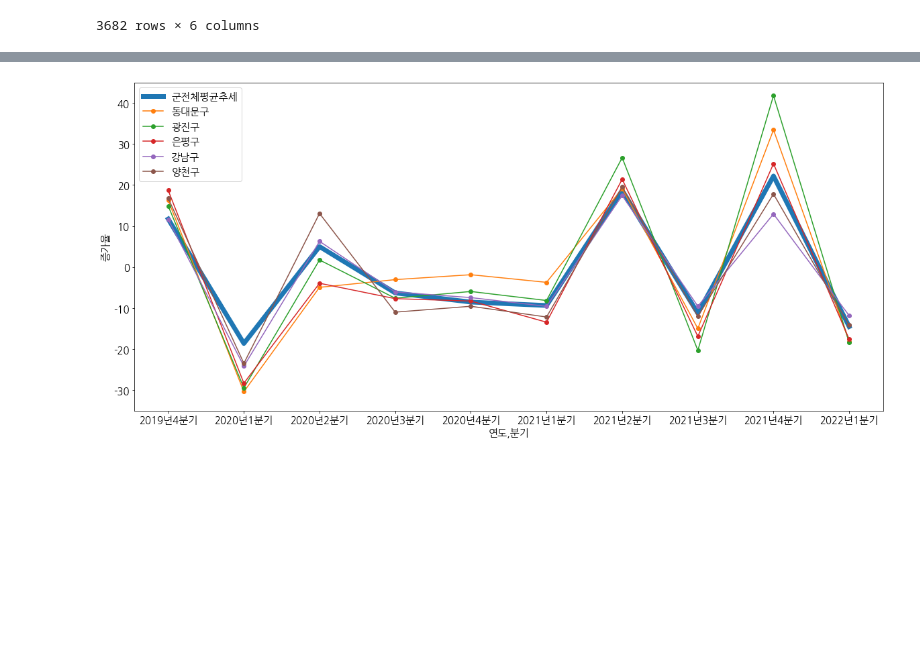
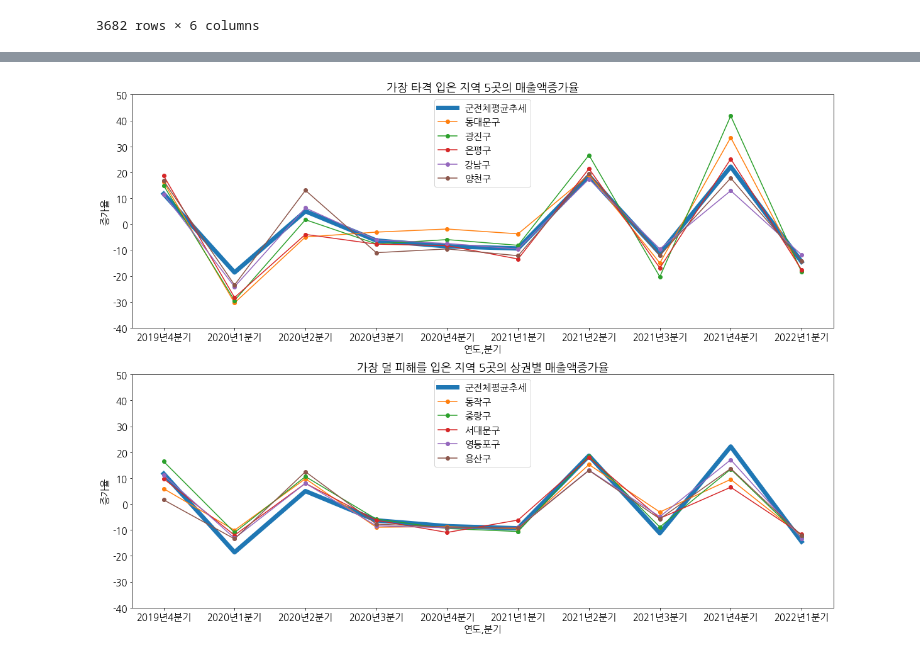
Before and after one commit to YongWanJin/KDTteam5_semiproject, a Jupyter notebook: code/코로나이후_매출액회복_시각화(리뉴얼, 미완).ipynb, the cells around one changed output, grey strips where cells are left out. Saved outputs shown, nothing was run; the diff lists cells and outputs as text; code cells hidden in the pictures; blank space fills up the shorter version.

```diff
--- a/code/코로나이후_매출액회복_시각화(리뉴얼, 미완).ipynb
+++ b/code/코로나이후_매출액회복_시각화(리뉴얼, 미완).ipynb
@@ -221,18 +211,21 @@ fc-cache: succeeded
 ### 1-1. 코로나 직후(2020년 1분기)에 타격을 가장 많이 받은 구 순으로 막대그래프
 
 # 막대그래프 그릴때 사용할 데이터프레임 inc_gu_2020q1 생성
+
 inc_gu_2020q1 = pd.DataFrame()
 inc_gu_2020q1['시군구명'] = inc_gu.index
 inc_gu_2020q1['2020년1분기'] = inc_gu['2020년1분기'].values
 
 inc_mean = inc_gu_2020q1['2020년1분기'].mean()
-inc_mean_df = pd.DataFrame({'시군구명':['군전체평균'], '2020년1분기':[inc_mean]})
+inc_mean_df = pd.DataFrame({'시군구명':['전체평균'], '2020년1분기':[inc_mean]})
 inc_gu_2020q1 = pd.concat([inc_gu_2020q1, inc_mean_df])
 
 inc_gu_2020q1.sort_values(by='2020년1분기', ascending=False, inplace=True)
 
 
 # 가로 막대그래프 생성
+
+fig, ax = plt.subplots()
 
 y = np.arange(len(inc_gu_2020q1))  # 세로축에 들어갈 값
 values = inc_gu_2020q1['2020년1분기']   # 가로축에 들어갈 값
@@ -244,7 +237,7 @@ plt.yticks(y, inc_gu_2020q1['시군구명'].values.tolist())
 plt.rc('font', family='NanumGothic') # 한글 글꼴 설정
 matplotlib.rcParams['axes.unicode_minus'] = False # 마이너스 부호 깨짐 방지
 
-plt.rcParams["figure.figsize"] = [10,20] # 그래프 전체 크기
+plt.rcParams["figure.figsize"] = [10,15] # 그래프 전체 크기
 plt.rc('font', size=20)  # 글자 크기
 
 # 군전체평균만 색깔 다르게지정
@@ -279,45 +289,65 @@ m
 # %% [output]
 [interactive output not drawn]
 # %%
-### 타격이 심했던 구들의 회복 추세?
+### 매출 회복 추세 : 코로나 직후 가장 타격이 심했던 구 5개 vs 가장 덜 타격받은 구 5개
 
-# 이번 시각화에 쓸 데이터프레임 inc_gu_trand1 생성
-inc_gu_trand1 = inc_gu.sort_values(by='2020년1분기') # 코로나 직후 큰 타격을 받았던 곳 중심으로 재배치
+# 최악 5개 군 그래프에 쓸 데이터프레임 inc_gu_trand1 생성
+inc_gu_trand1 = inc_gu.sort_values(by='2020년1분기') # 코로나 직후 큰 타격을 받았던 곳 순으로 재배치
 trand_means = []   # 평균값 구하기
 for i in range(10) :
     mean = inc_gu_trand1.iloc[:, [i]].mean().values[0]
     trand_means.append(mean)
-inc_gu_trand1.loc[len(inc_gu_trand1)] = trand_means  # 평균값 추가
+inc_gu_trand1.loc[len(inc_gu_trand1)] = trand_means  # 평균 추세 추가
 inc_gu_trand1.rename(index={25:'군전체평균추세'}, inplace=True)
 
 
-
-x = np.arange(10)  # 가로축에 들어갈 값
-values = inc_gu_trand1 # 세로축에 표기할 값
-num = 5  # 그래프로 나타낼 데이터 개수
-
-# 그래프 그리기
-plt.plot(x, inc_gu_trand1.iloc[25], linewidth = '7.0') # 평균 추세,
-for i in range(num) :
-    plt.plot(x, inc_gu_trand1.iloc[i], marker='o') # 코로나 직후 저조했던 군 하위5개
+# 덜 타격받은 5개 군 그래프에 쓸 데이터프레임 inc_gu_trand2 생성
+inc_gu_trand2 = inc_gu.sort_values(by='2020년1분기', ascending=False) # 코로나 직후 비교적 적은 타격을 받았던 곳 순으로 재배치
+trand_means = []   # 평균값 구하기
+for i in range(10) :
+    mean = inc_gu_trand2.iloc[:, [i]].mean().values[0]
+    trand_means.append(mean)
+inc_gu_trand2.loc[len(inc_gu_trand2)] = trand_means  # 평균 추세 추가
+inc_gu_trand2.rename(index={25:'군전체평균추세'}, inplace=True)
 
 
+# 최악 5개 군 그래프 그리기
+plt.subplot(2, 1, 1) # 2행1열 공간의 첫번째 부분에 들어갈 그래프
+
+x = np.arange(len(inc_gu_trand1.columns))  # 가로축에 들어갈 값
+
+plt.plot(x, inc_gu_trand1.iloc[25], linewidth = '7.0') # 평균 추세, 선 두께 설정
+for i in range(5) :
+    plt.plot(x, inc_gu_trand1.iloc[i], marker='o') # 최악 5개 군 각각의 추세
+
+plt.title('가장 타격 입은 지역 5곳의 매출액증가율') # 그래프 제목
 plt.xlabel('연도,분기') # x축 제목
 plt.xticks(x, inc_gu_trand1.columns.to_list()) # 실제로 x축에 표기할 내용
-
 plt.ylabel('증가율') # y축 제목
-
-plt.ylim(-35, 45) # y축 표기범위
-
-legend_list = ['군전체평균추세'] + [gu for gu in inc_gu_trand1.index.to_list()[:num]] # 범주
-plt.legend(legend_list)
-
-plt.rcParams["figure.figsize"] = [20,9] # 그래프 전체 크기
+plt.ylim(-40, 50) # y축 표기범위
+legend_list = ['군전체평균추세'] + [i for i in inc_gu_trand1.index.to_list()] # 범주 생성
+plt.legend(legend_list) # 범주 출력
 plt.rc('font', size=15)  # 글자 크기
 
+
+# 덜 타격받은 5개 군 그래프 그리기
+plt.subplot(2, 1, 2) # 2행1열 공간의 두번째 부분에 들어갈 그래프
+
+plt.plot(x, inc_gu_trand2.iloc[25], linewidth = '7.0') # 평균 추세, 선 두께 설정
+for i in range(5) :
+    plt.plot(x, inc_gu_trand2.iloc[i], marker='o') # 덜타격받은 5개 군 각각의 추세
+
+plt.title('가장 덜 피해를 입은 지역 5곳의 상권별 매출액증가율') # 그래프 제목
+plt.xlabel('연도,분기') # x축 제목
+plt.xticks(x, inc_gu_trand2.columns.to_list()) # 실제로 x축에 표기할 내용
+plt.ylabel('증가율') # y축 제목
+plt.ylim(-40, 50) # y축 표기범위
+legend_list = ['군전체평균추세'] + [i for i in inc_gu_trand2.index.to_list()] # 범주 생성
+plt.legend(legend_list) # 범주 출력
+plt.rc('font', size=15)  # 글자 크기
+
+plt.rcParams["figure.figsize"] = [20,15] # 그래프 전체 크기
+
 plt.show() # 결과
-
-
-### 결론 :
 # %% [output]
-[figure, old version]
+[figure, new version]
```
Also changed, not shown: parts of 32 cells of this notebook.
